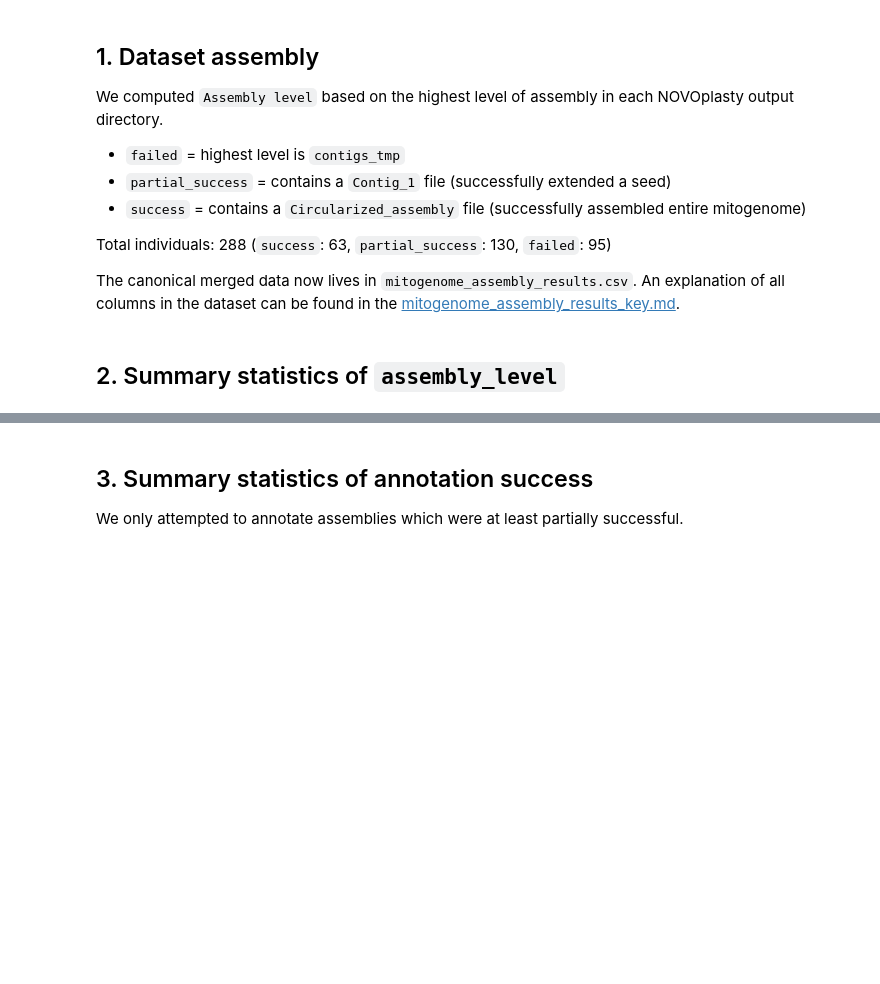
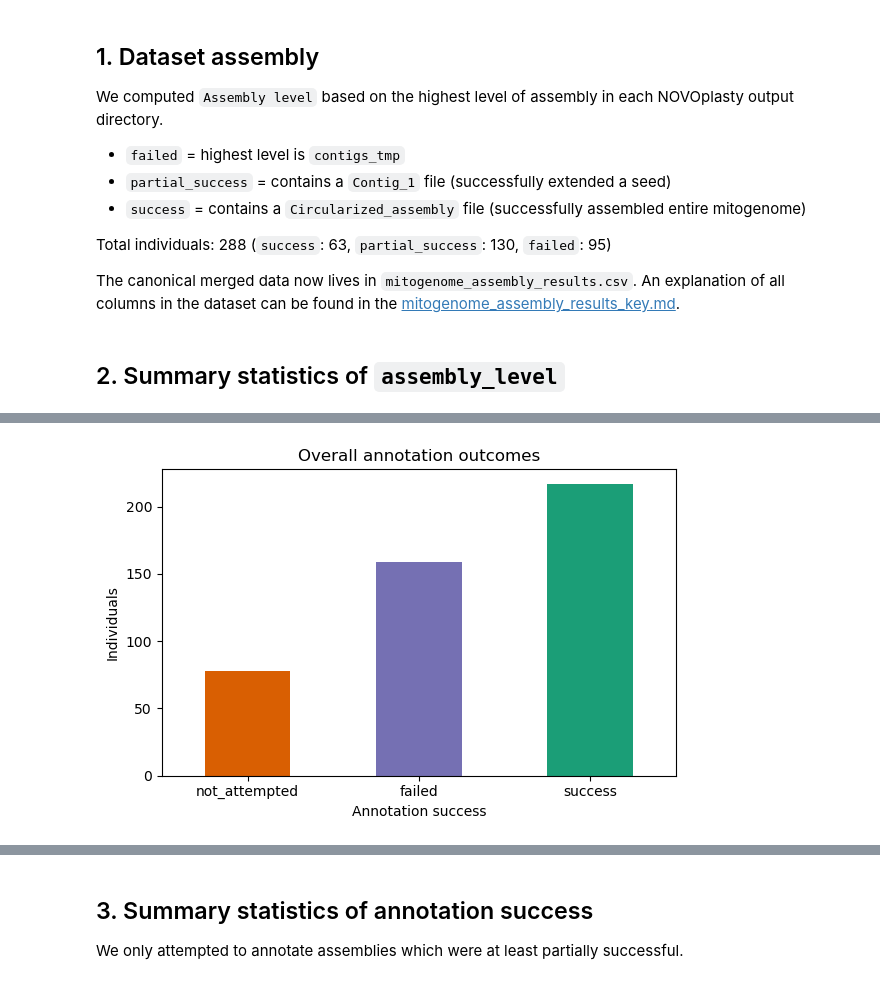
Before and after one commit to BirdmanRidesAgain/beringia_mtDNA, a Jupyter notebook: notebooks/assembly_stats.ipynb, the cells around one changed output, grey strips where cells are left out. Cells and saved outputs as stored; diff of their text form; code cells hidden in the pictures; blank space fills up the shorter version.

```diff
--- a/notebooks/assembly_stats.ipynb
+++ b/notebooks/assembly_stats.ipynb
@@ -63,3 +63,14 @@ plt.tight_layout()
+# %%
+# 1) Overall assembly outcome counts
+overall_counts = (df['annotation_success'].value_counts().reindex(['not_attempted', 'failed', 'success'], fill_value=0))
+ax = overall_counts.plot(kind='bar', color=['#d95f02', '#7570b3', '#1b9e77'], figsize=(6, 4))
+ax.set_title('Overall annotation outcomes')
+ax.set_xlabel('Annotation success')
+ax.set_ylabel('Individuals')
+plt.xticks(rotation=0)
+plt.tight_layout()
+# %% [output]
+[figure, added]
 # %%
 # 2) Per-species assembly rate (top 30 species by number of individuals)
 # "Usable" = circularized (success) + contigs/options only (partial_success)
```
Also changed, not shown: parts of 8 cells of this notebook, 4 other files.
